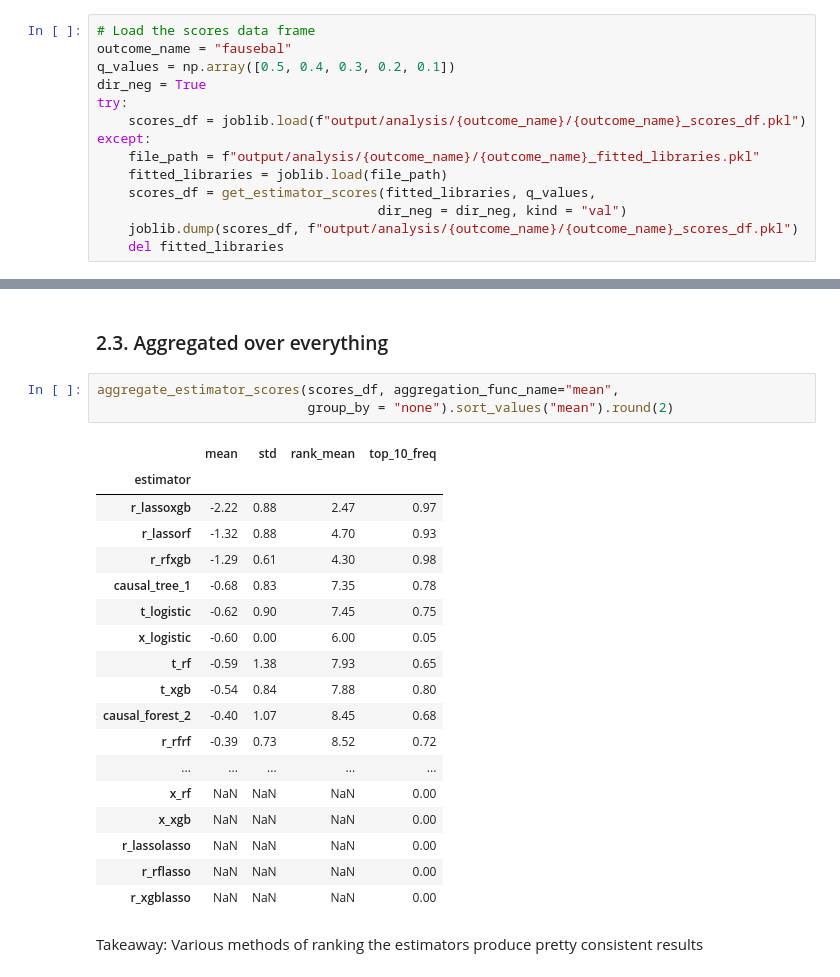
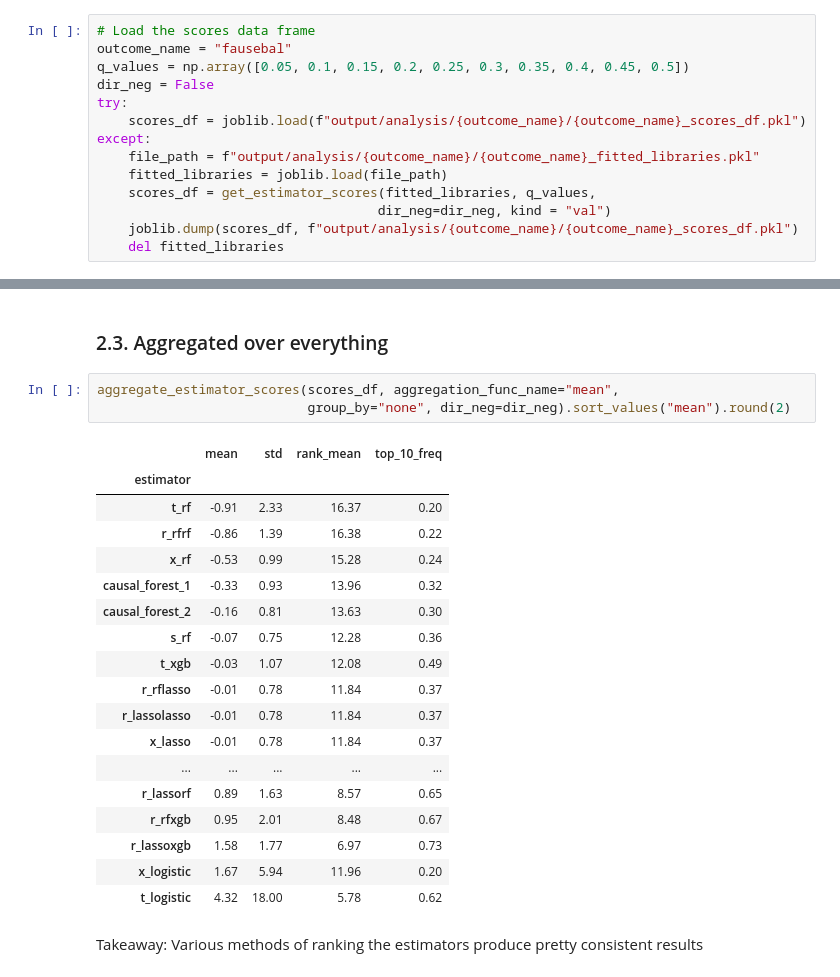
Before and after one commit to Zen0fficial/causal-targeting, a Jupyter notebook: 04a_GI_rank_CATE_estimators.ipynb, the cells around one changed output, grey strips where cells are left out. Drawn from its saved outputs; the diff is of its cells as text.

```diff
--- a/04a_GI_rank_CATE_estimators.ipynb
+++ b/04a_GI_rank_CATE_estimators.ipynb
@@ -58,15 +58,15 @@ Compute the t-statistics for the different estimators across different folds and
 # %%
 # Load the scores data frame
 outcome_name = "fausebal"
-q_values = np.array([0.5, 0.4, 0.3, 0.2, 0.1])
-dir_neg = True
+q_values = np.array([0.05, 0.1, 0.15, 0.2, 0.25, 0.3, 0.35, 0.4, 0.45, 0.5])
+dir_neg = False
 try:
     scores_df = joblib.load(f"output/analysis/{outcome_name}/{outcome_name}_scores_df.pkl")
 except:
     file_path = f"output/analysis/{outcome_name}/{outcome_name}_fitted_libraries.pkl"
     fitted_libraries = joblib.load(file_path)
     scores_df = get_estimator_scores(fitted_libraries, q_values,
-                                    dir_neg = dir_neg, kind = "val")
+                                    dir_neg=dir_neg, kind = "val")
     joblib.dump(scores_df, f"output/analysis/{outcome_name}/{outcome_name}_scores_df.pkl")
     del fitted_libraries
 # %% [markdown]
@@ -156,26 +156,26 @@ Takeaway: Top estimators for various q values can be different. There is also a
 ### 2.3. Aggregated over everything
 # %%
 aggregate_estimator_scores(scores_df, aggregation_func_name="mean",
-                           group_by = "none").sort_values("mean").round(2)
+                           group_by="none", dir_neg=dir_neg).sort_values("mean").round(2)
 # %% [output]
 |  | mean | std | rank_mean | top_10_freq |
 | estimator |  |  |  |  |
-| r_lassoxgb | -2.22 | 0.88 | 2.47 | 0.97 |
-| r_lassorf | -1.32 | 0.88 | 4.70 | 0.93 |
-| r_rfxgb | -1.29 | 0.61 | 4.30 | 0.98 |
-| causal_tree_1 | -0.68 | 0.83 | 7.35 | 0.78 |
-| t_logistic | -0.62 | 0.90 | 7.45 | 0.75 |
-| x_logistic | -0.60 | 0.00 | 6.00 | 0.05 |
-| t_rf | -0.59 | 1.38 | 7.93 | 0.65 |
-| t_xgb | -0.54 | 0.84 | 7.88 | 0.80 |
-| causal_forest_2 | -0.40 | 1.07 | 8.45 | 0.68 |
-| r_rfrf | -0.39 | 0.73 | 8.52 | 0.72 |
+| t_rf | -0.91 | 2.33 | 16.37 | 0.20 |
+| r_rfrf | -0.86 | 1.39 | 16.38 | 0.22 |
+| x_rf | -0.53 | 0.99 | 15.28 | 0.24 |
+| causal_forest_1 | -0.33 | 0.93 | 13.96 | 0.32 |
+| causal_forest_2 | -0.16 | 0.81 | 13.63 | 0.30 |
+| s_rf | -0.07 | 0.75 | 12.28 | 0.36 |
+| t_xgb | -0.03 | 1.07 | 12.08 | 0.49 |
+| r_rflasso | -0.01 | 0.78 | 11.84 | 0.37 |
+| r_lassolasso | -0.01 | 0.78 | 11.84 | 0.37 |
+| x_lasso | -0.01 | 0.78 | 11.84 | 0.37 |
 | ... | ... | ... | ... | ... |
-| x_rf | NaN | NaN | NaN | 0.00 |
-| x_xgb | NaN | NaN | NaN | 0.00 |
-| r_lassolasso | NaN | NaN | NaN | 0.00 |
-| r_rflasso | NaN | NaN | NaN | 0.00 |
-| r_xgblasso | NaN | NaN | NaN | 0.00 |
+| r_lassorf | 0.89 | 1.63 | 8.57 | 0.65 |
+| r_rfxgb | 0.95 | 2.01 | 8.48 | 0.67 |
+| r_lassoxgb | 1.58 | 1.77 | 6.97 | 0.73 |
+| x_logistic | 1.67 | 5.94 | 11.96 | 0.20 |
+| t_logistic | 4.32 | 18.00 | 5.78 | 0.62 |
 # %% [markdown]
 Takeaway: Various methods of ranking the estimators produce pretty consistent results
 # %% [markdown]
```
Also changed, not shown: parts of 16 cells of this notebook, 3 other files.
